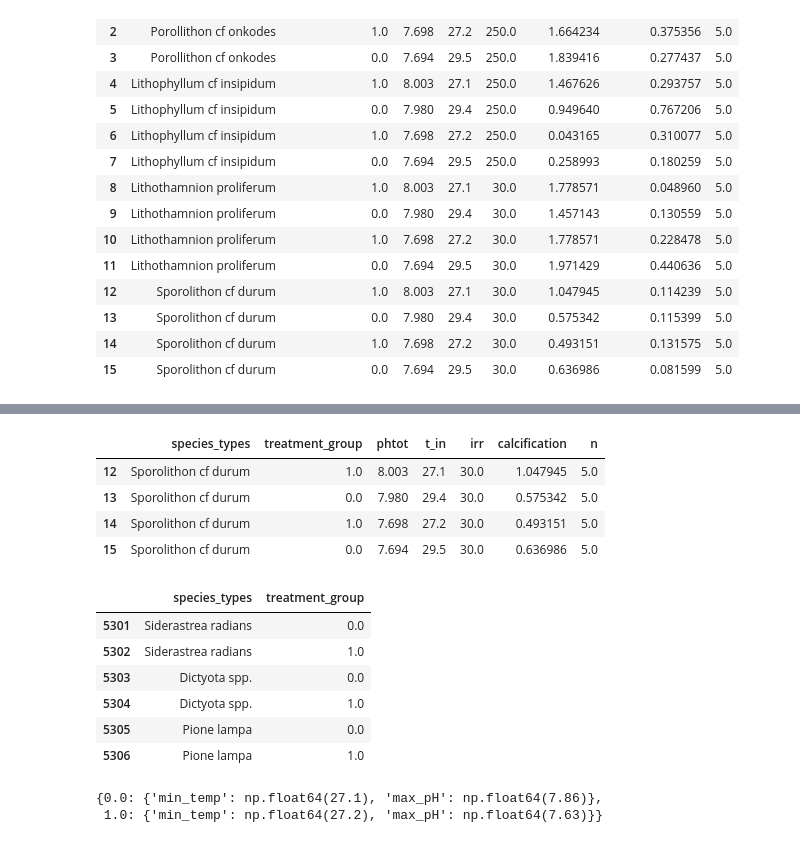
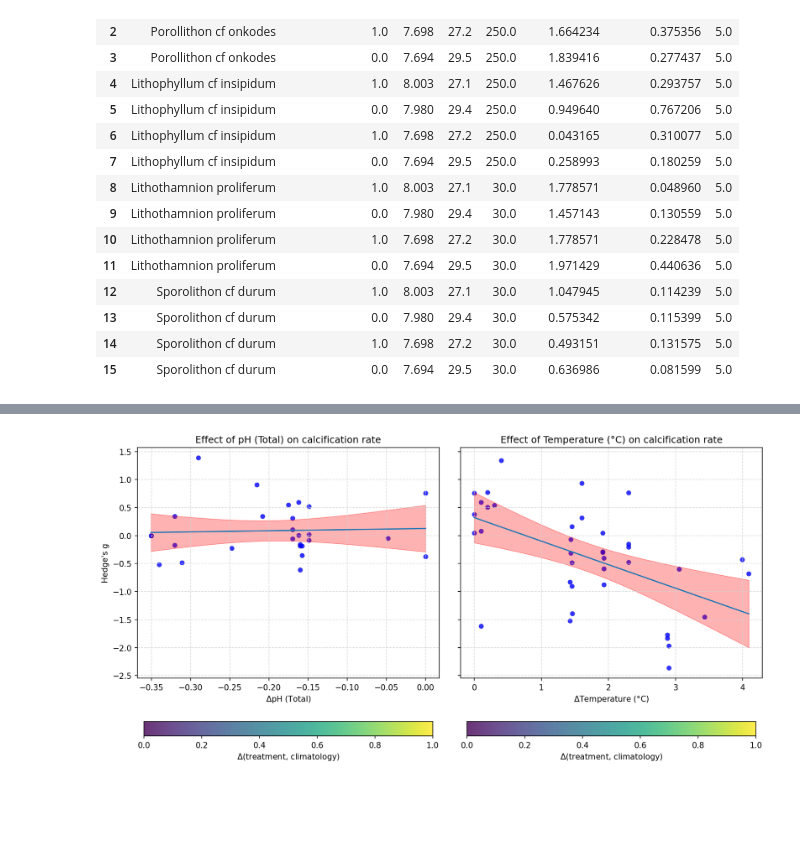
Before and after one commit to orlando-code/calc-rates, a Jupyter notebook: analysis.ipynb, the cells around one changed output, grey strips where cells are left out. Drawn from its saved outputs; the diff is of its cells as text; code cells hidden in the pictures; blank space fills up the shorter version.

```diff
--- a/analysis.ipynb
+++ b/analysis.ipynb
@@ -542,23 +491,34 @@ for species, group_df in study_df.groupby('species_types'):
-# %%
-group_df[sel_cols]
-# %% [output]
-|  | species_types | treatment_group | phtot | t_in | irr | calcification | n |
-| 12 | Sporolithon cf durum | 1.0 | 8.003 | 27.1 | 30.0 | 1.047945 | 5.0 |
-| 13 | Sporolithon cf durum | 0.0 | 7.980 | 29.4 | 30.0 | 0.575342 | 5.0 |
-| 14 | Sporolithon cf durum | 1.0 | 7.698 | 27.2 | 30.0 | 0.493151 | 5.0 |
-| 15 | Sporolithon cf durum | 0.0 | 7.694 | 29.5 | 30.0 | 0.636986 | 5.0 |
-# %%
-study_df[['species_types', 'treatment_group']]
-# %% [output]
-|  | species_types | treatment_group |
-| 5301 | Siderastrea radians | 0.0 |
-| 5302 | Siderastrea radians | 1.0 |
-| 5303 | Dictyota spp. | 0.0 |
-| 5304 | Dictyota spp. | 1.0 |
-| 5305 | Pione lampa | 0.0 |
-| 5306 | Pione lampa | 1.0 |
-# %%
-control_conditions
-# %% [output]
-{0.0: {'min_temp': np.float64(27.1), 'max_pH': np.float64(7.86)},
- 1.0: {'min_temp': np.float64(27.2), 'max_pH': np.float64(7.63)}}
+# %%
+import matplotlib.colors as mcolors
+import matplotlib.cm as cm
+
+fig, (ax_ph, ax_t) = plt.subplots(1, 2, figsize=(12, 6), dpi=150, sharey=True)
+
+for var, var_name in zip(['phtot', 't_in'], ['pH (Total)', 'Temperature (°C)']):
+    ax = ax_ph if var == 'phtot' else ax_t
+    subset = matched_df[matched_df['variable'] == var].dropna(subset=['delta_var', 'hedges_g'])        # remove any rows containing nans
+
+
+
+    # Scatter plot with color mapping
+    scatter = ax.scatter(subset['delta_var'], subset['hedges_g'],
+                         c='blue',
+                         alpha=0.8, lw=0.1, edgecolor='black')
+
+    summary_stats = plotting.simple_regplot(subset['delta_var'], subset['hedges_g'], ax=ax, ci_kws={"color": "red"})
+    # add colourbar for clim_delta
+    cbar = plt.colorbar(scatter, ax=ax, fraction=0.05, orientation="horizontal")
+    cbar.set_label(f"$\\Delta$(treatment, climatology)")
+
+    # formatting
+    ax.grid(c='lightgrey', linestyle='--', alpha=0.8)
+    ax.set_ylabel("")
+    ax.set_xlabel(f"$\\Delta${var_name}")
+    ax.set_title(f"Effect of {var_name} on calcification rate")
+    # setting up legend
+
+
+ax_ph.set_ylabel("Hedge's g")
+plt.tight_layout()
+# %% [output]
+[figure, added]
```
Also changed, not shown: parts of 20 cells of this notebook, 1 other file.
